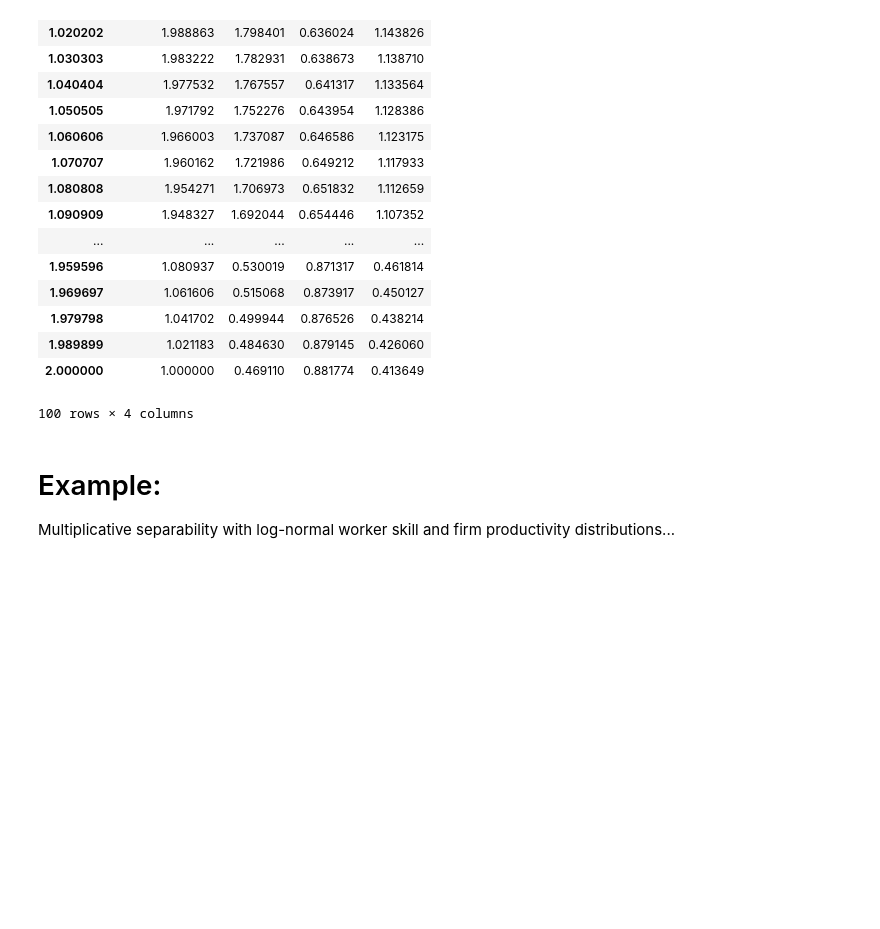
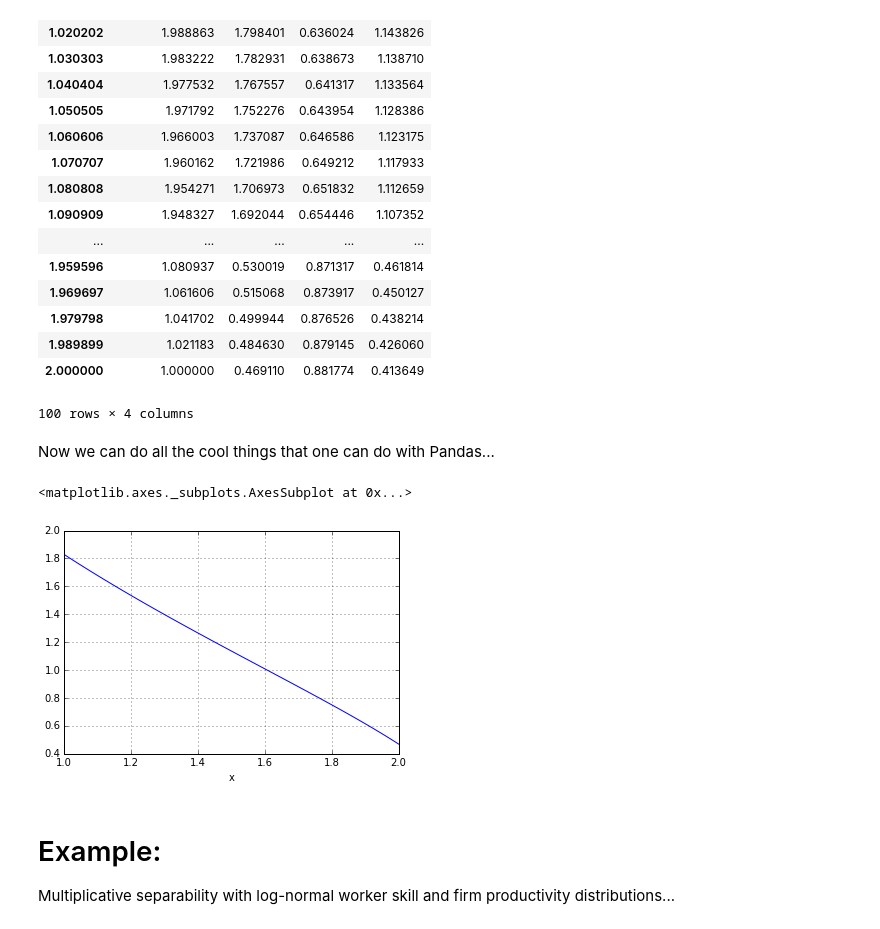
Before and after one commit to davidrpugh/assortative-matching-large-firms, a Jupyter notebook: examples.ipynb, the cells around one changed output. Drawn from its saved outputs; the diff is of its cells as text; code cells hidden in the pictures; blank space fills up the shorter version.

Commit message:
Added simple plot demo...

```diff
--- a/examples.ipynb
+++ b/examples.ipynb
@@ -186,6 +186,13 @@ solver.solution
 | 1.989899 | 1.021183 | 0.484630 | 0.879145 | 0.426060 |
 | 2.000000 | 1.000000 | 0.469110 | 0.881774 | 0.413649 |
 100 rows × 4 columns
+# %% [markdown]
+Now we can do all the cool things that one can do with Pandas...
+# %%
+solver.solution['firm size'].plot()
+# %% [output]
+<matplotlib.axes._subplots.AxesSubplot at 0x...>
+[figure, added]
 # %% [markdown]
 # Example:
 
```
